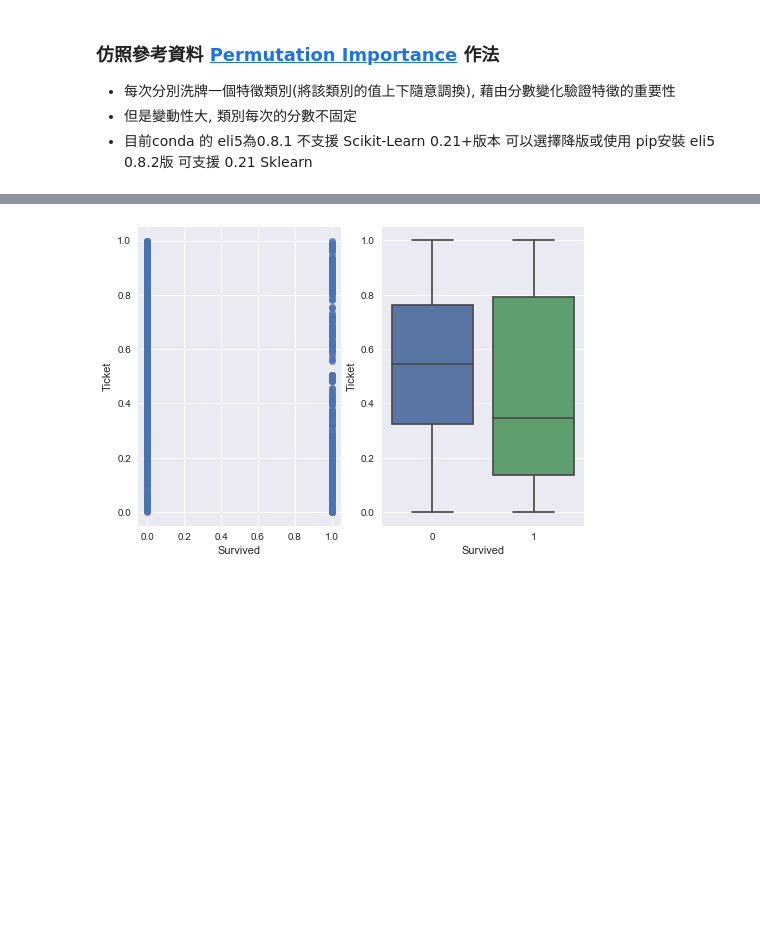
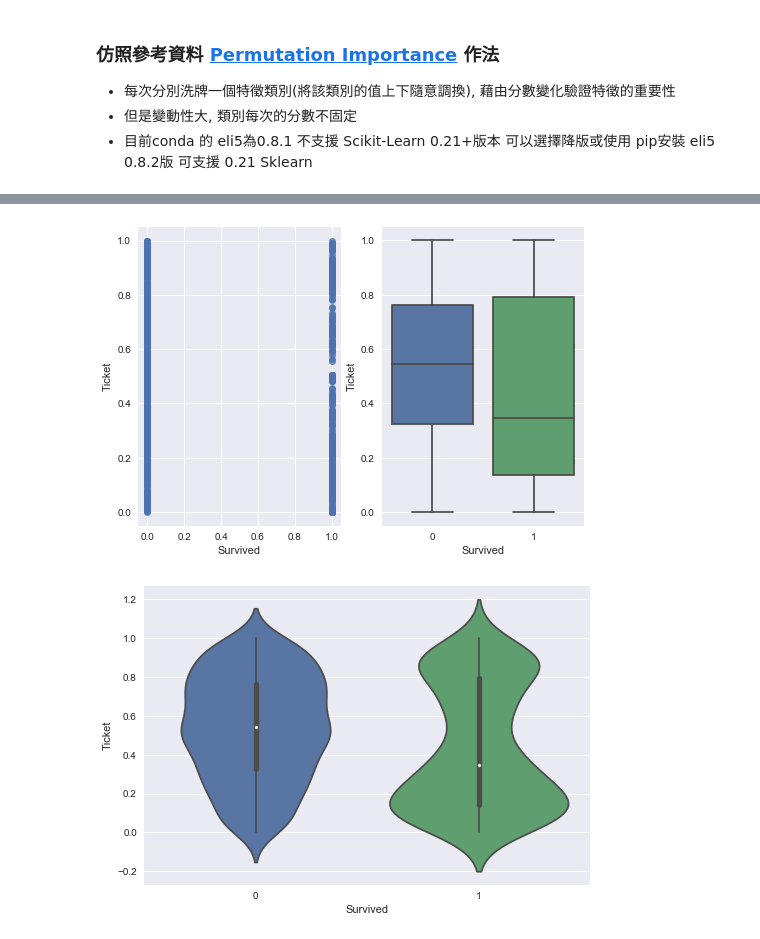
Before and after one commit to yan-roo/2nd-ML100Days, a Jupyter notebook: homework/Day_029_HW.ipynb, the cells around one changed output, grey strips where cells are left out. Drawn from its saved outputs; the diff is of its cells as text; code cells hidden in the pictures; blank space fills up the shorter version.

```diff
--- a/homework/Day_029_HW.ipynb
+++ b/homework/Day_029_HW.ipynb
@@ -273,12 +288,15 @@ plt.show()
 # %%
 # 第二名
 plt.subplot(1,2,1)
 sns.regplot(x=train_Y, y=df['Ticket'], fit_reg=False)
 plt.subplot(1,2,2)
 sns.boxplot(x=train_Y, y=df['Ticket'])
+plt.figure()
+sns.violinplot(x=train_Y, y=df['Ticket'])
 plt.show()
 # %% [output]
 [figure]
+[figure, added]
 # %%
 # 製作新特徵看效果
 """
```
Also changed, not shown: parts of 12 cells of this notebook, 1 other file.
